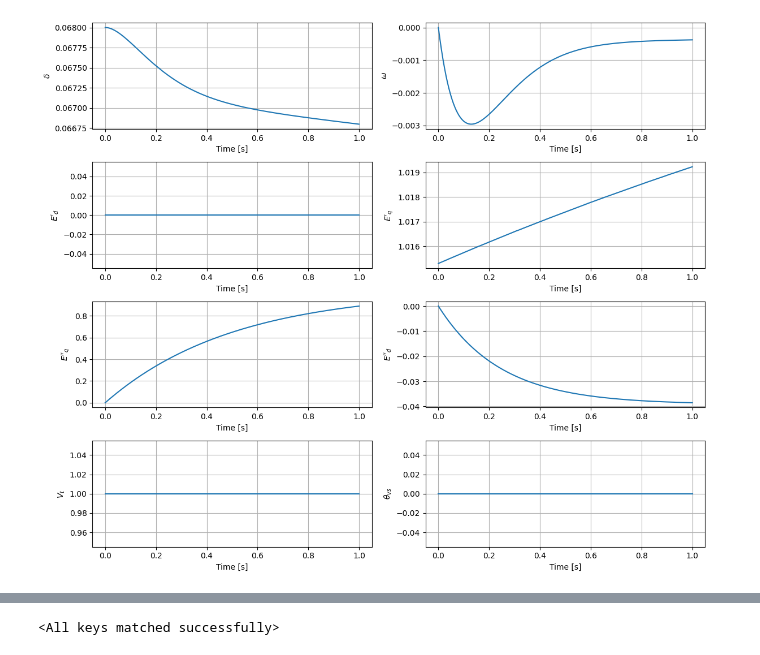
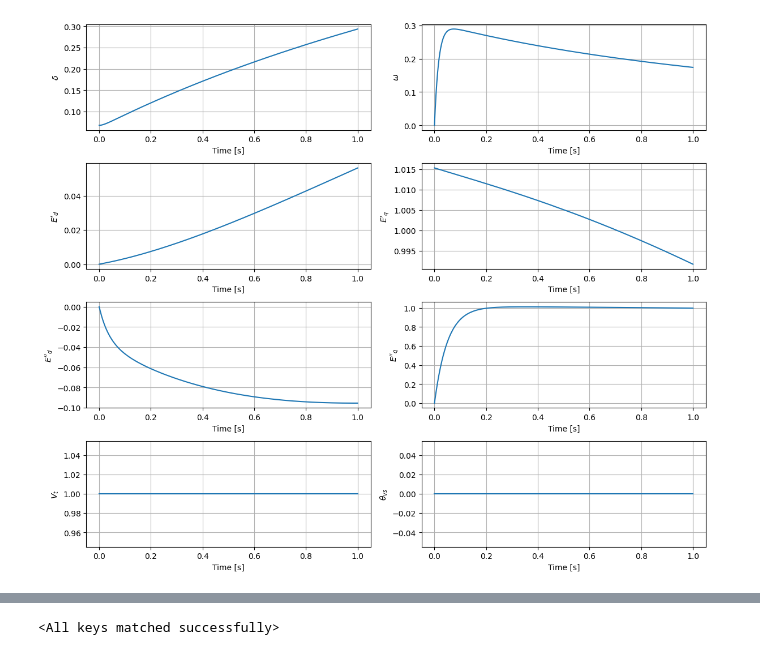
Before and after one commit to elpetros99/PINNProof, a Jupyter notebook: examples/example_SM6.ipynb, the cells around one changed output, grey strips where cells are left out. Saved outputs shown, nothing was run; the diff lists cells and outputs as text; code cells hidden in the pictures.

```diff
--- a/examples/example_SM6.ipynb
+++ b/examples/example_SM6.ipynb
@@ -150,23 +90,57 @@ Vs       = torch.ones(num_points)   # 1.0 pu
 
 # 2) Machine parameters & instantiation
 params = {
-    'D'         : 2.364,
-    'P_m'       : 0.71,
-    'X_d_dash'  : 0.0608,
-    'X_q_dash'  : 0.0969,
-    'X_d'       : 0.146,
-    'X_q'       : 0.0969,
-    'X_d_dash2' : 0.03,
-    'X_q_dash2' : 0.04,
-    'H'         : 23.64,
+    'D'         : 2.0,
+    'P_m'       : 0.70,
+    'X_d'       : 1.25,
+    'X_q'       : 1.22,
+    'X_d_dash'  : 0.232,
+    'X_q_dash'  : 0.715,
+    'X_d_dash2' : 0.20,   # X_d''
+    'X_q_dash2' : 0.25,   # X_q''
+    'H'         : 5.06,
     'Rs'        : 0.0,
     'Re'        : 0.0,
-    'T_d_dash'  : 8.96,
-    'T_q_dash'  : 0.31,
-    'T_d_dd'    : 0.5,
-    'T_q_dd'    : 0.25,
-    'E_fd'      : 1.08
+    'T_d_dash'  : 4.75,
+    'T_q_dash'  : 1.6,
+    'T_d_dd'    : 0.05,   # T_d''
+    'T_q_dd'    : 0.04,   # T_q''
+    'E_fd'      : 1.0
 }
+
+# params = {
+#     'D'         : 2,
+#     'P_m'       : 0.71,
+#     'X_d_dash'  : 0.0608,
+#     'X_q_dash'  : 0.0969,
+#     'X_d'       : 0.146,
+#     'X_q'       : 0.0969,
+#     'X_d_dash2' : 0.03,
+#     'X_q_dash2' : 0.04,
+#     'H'         : 5.06,
+#     'Rs'        : 0.0,
+#     'Re'        : 0.0,
+#     'T_d_dash'  : 8.96,
+#     'T_q_dash'  : 0.31,
+#     'T_d_dd'    : 0.5,
+#     'T_q_dd'    : 0.25,
+#     'E_fd'      : 1
+# }
+# D: 2
+# E_fd: 1
+# H: 5.06
+# P_m: 0.7
+# Rs: 0
+# T_d_dash: 4.75
+# T_q_dash: 1.6
+# X_d: 1.25
+# X_d_dash: 0.232
+# X_q: 1.22
+# X_q_dash: 0.715
+# X_d_dash_dash: 0.2 #kundur p.153
+# T_d_dash_dash: 0.05
+# X_q_dash_dash: 0.25
+# T_q_dash_dash: 0.04
 machine = SynchronousMachine(**params)
 
 # 3) Wrap into your conventional ODE solver
@@ -182,7 +156,7 @@ E_q_dd0  = 0.0
 E_d_dd0  = 0.0
 V_s0     = Vs[0].item()   # 1.0
 θ_s0     = θs[0].item()   # 0.0
-x0 = torch.tensor([δ0, ω0, E_d0, E_q0, E_q_dd0, E_d_dd0, V_s0, θ_s0],
+x0 = torch.tensor([δ0, ω0, E_d0, E_q0,E_d_dd0, E_q_dd0, V_s0, θ_s0],
                   dtype=torch.float32)
 
 # 5) Solve!
@@ -194,35 +168,35 @@ delta  = sol[:, 0]
 omega  = sol[:, 1]
 E_d    = sol[:, 2]
 E_q    = sol[:, 3]
 
 #import matplotlib.pyplot as plt
 
 # assume t_sol (num_points,) and sol (num_points, 8) are from your solver
 # sol[:,i] corresponds to:
 labels = [
     r"$\delta$",
     r"$\omega$",
     r"$E'_d$",
     r"$E'_q$",
+    r"$E''_d$",
     r"$E''_q$",
-    r"$E''_d$",
     r"$V_t$",
     r"$\theta_{vs}$"
 ]
 
 fig, axs = plt.subplots(4, 2, figsize=(12, 10))
 axs = axs.flatten()
 
 for i in range(8):
     axs[i].plot(t_sol, sol[:, i].detach())
     axs[i].set_ylabel(labels[i])
     axs[i].set_xlabel("Time [s]")
     axs[i].grid(True)
 
 plt.tight_layout()
 plt.show()
 # %% [output]
-[figure, old version]
+[figure, new version]
 # %%
 # V_profile.shape
 # %%
```
Also changed, not shown: parts of 13 cells of this notebook, 4 other files.
